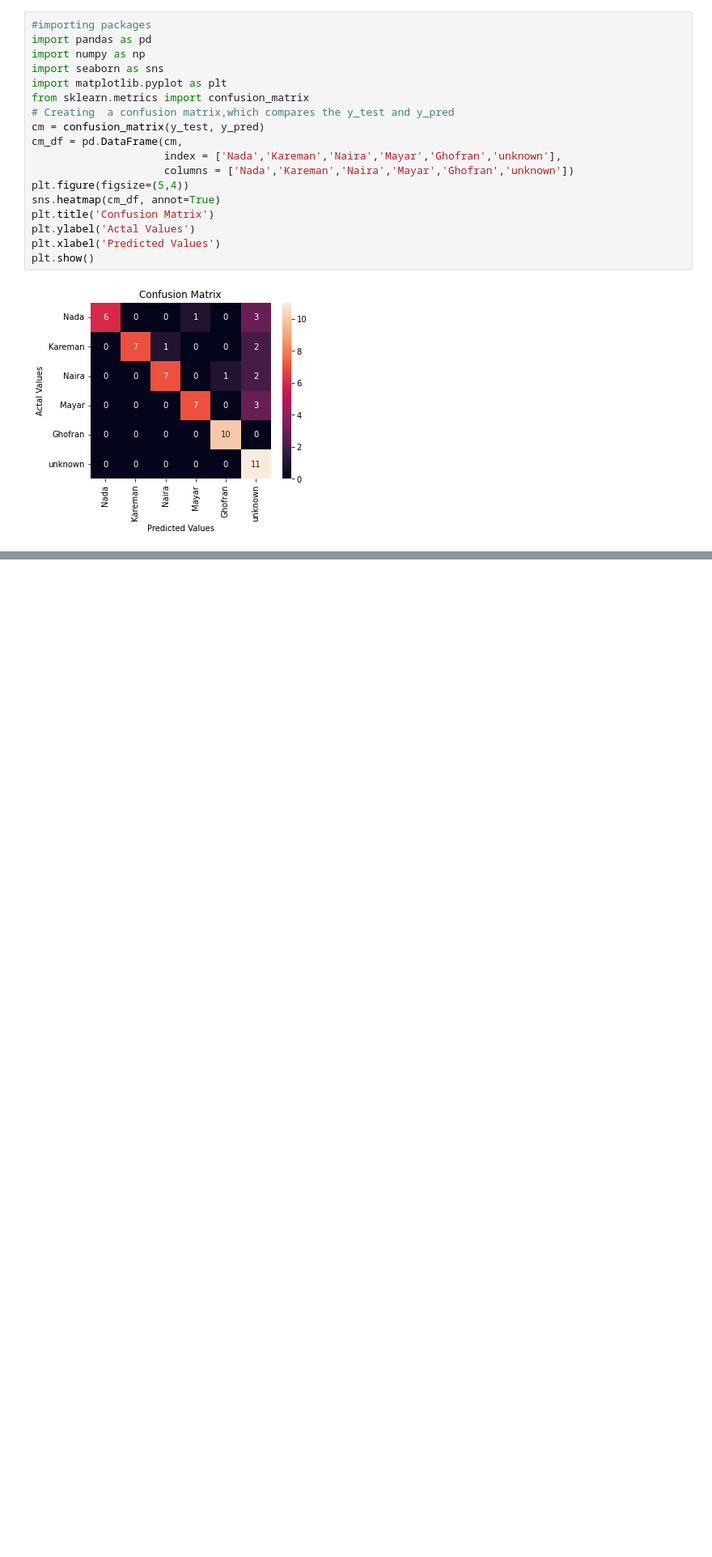
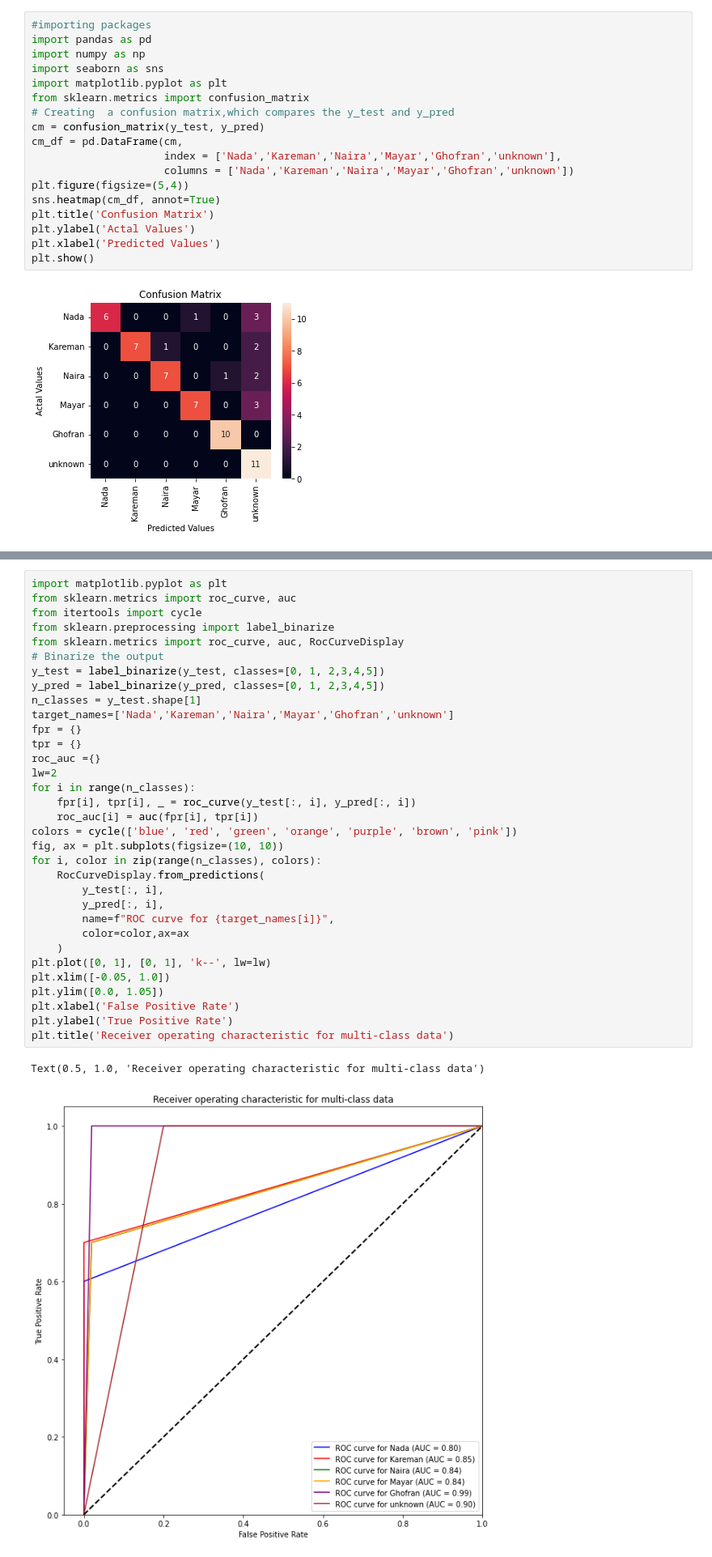
Before and after one commit to Nada-21/Face-Recognition, a Jupyter notebook: RecognizeNote.ipynb, the cells around one changed output, grey strips where cells are left out. Shown at 81% size. Saved outputs shown, nothing was run; the diff lists cells and outputs as text; blank space fills up the shorter version.

```diff
--- a/RecognizeNote.ipynb
+++ b/RecognizeNote.ipynb
@@ -321,0 +348,36 @@ plt.show()
+# %%
+import matplotlib.pyplot as plt
+from sklearn.metrics import roc_curve, auc
+from itertools import cycle
+from sklearn.preprocessing import label_binarize
+from sklearn.metrics import roc_curve, auc, RocCurveDisplay
+# Binarize the output
+y_test = label_binarize(y_test, classes=[0, 1, 2,3,4,5])
+y_pred = label_binarize(y_pred, classes=[0, 1, 2,3,4,5])
+n_classes = y_test.shape[1]
+target_names=['Nada','Kareman','Naira','Mayar','Ghofran','unknown']
+fpr = {}
+tpr = {}
+roc_auc ={}
+lw=2
+for i in range(n_classes):
+    fpr[i], tpr[i], _ = roc_curve(y_test[:, i], y_pred[:, i])
+    roc_auc[i] = auc(fpr[i], tpr[i])
+colors = cycle(['blue', 'red', 'green', 'orange', 'purple', 'brown', 'pink'])
+fig, ax = plt.subplots(figsize=(10, 10))
+for i, color in zip(range(n_classes), colors):
+    RocCurveDisplay.from_predictions(
+        y_test[:, i],
+        y_pred[:, i],
+        name=f"ROC curve for {target_names[i]}",
+        color=color,ax=ax
+    )
+plt.plot([0, 1], [0, 1], 'k--', lw=lw)
+plt.xlim([-0.05, 1.0])
+plt.ylim([0.0, 1.05])
+plt.xlabel('False Positive Rate')
+plt.ylabel('True Positive Rate')
+plt.title('Receiver operating characteristic for multi-class data')
+# %% [output]
+Text(0.5, 1.0, 'Receiver operating characteristic for multi-class data')
+[figure, added]
```
Also changed, not shown: parts of 2 cells of this notebook.
